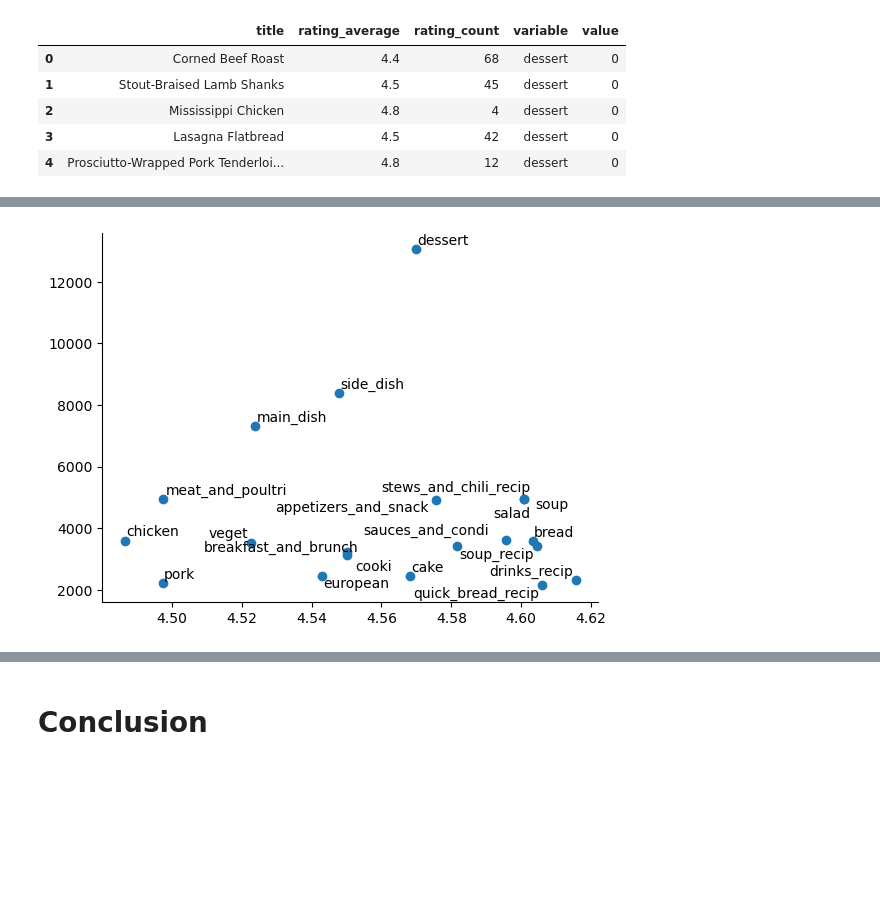
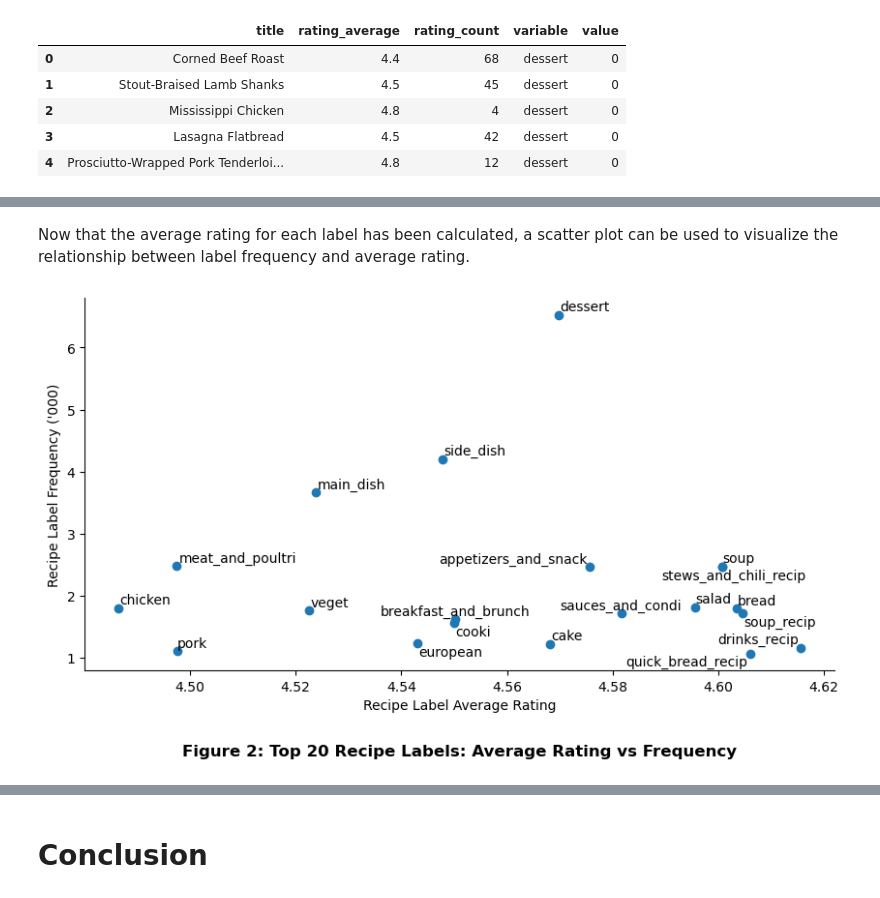
Before and after one commit to andrewyewcy/recipe_classifier, a Jupyter notebook: dev/2023-09-15-text-analysis-with-count-vectorizer.ipynb, the cells around one changed output, grey strips where cells are left out. Cells and saved outputs as stored; diff of their text form; code cells hidden in the pictures; blank space fills up the shorter version.

```diff
--- a/dev/2023-09-15-text-analysis-with-count-vectorizer.ipynb
+++ b/dev/2023-09-15-text-analysis-with-count-vectorizer.ipynb
@@ -746,2 +914,14 @@ plot_df.head()
 # %%
-plot_df["average_rating"] = df_1.loc[df_1["value"] == 1].groupby(by = "variable").apply(lambda x : np.average(x.rating_average, weights = x.rating_count))
+# Calculate harmonic mean, using the number of ratings for each recipe as weights
+# For each label, filter for only recipes which contain the label
+plot_df["label_rating_average"] = df_1.loc[df_1["value"] != 0].\
+    groupby(by = "variable").\
+    apply(lambda x : np.average(x.rating_average, weights = x.rating_count))
+
+# Sort and examine the resulting DataFrame for plotting
+plot_df = plot_df.sort_values(
+    by = ["label_frequency"],
+    ascending = [False]
+)
+
+display(plot_df.head())
@@ -748,5 +935,0 @@ plot_df["average_rating"] = df_1.loc[df_1["value"] == 1].groupby(by = "variable"
-# %%
-plot_df = plot_df.sort_values(
-    by = ["count"],
-    ascending = [False]
-)
@@ -774,17 +936,44 @@ plot_df
+# %% [markdown]
+Now that the average rating for each label has been calculated, a scatter plot can be used to visualize the relationship between label frequency and average rating.
 # %%
-x = plot_df["average_rating"]
-y = plot_df["count"]
+# Initiate figure object
+fig, ax = plt.subplots(
+    nrows = 1,
+    ncols = 1,
+    figsize = (10,5)
+)
 
+# For code simplicity, define x and y for plotting along with the recipe labels for each point
+x = plot_df["label_rating_average"]
+y = plot_df["label_frequency"]/1_000
+labels = plot_df.index
+
+# Generate scatterplot
 plt.scatter(x,y)
 
-labels = plot_df.index
-
+# Generate annotations to place around each point
 annotations = [plt.annotate(label, (x[i], y[i])) for i, label in enumerate(labels)]
 
+# Apply adjust text function to optimize text annotation around points
 adjust_text(annotations)
 
+# Settings to keep axis tidy
+plt.xlabel("Recipe Label Average Rating")
+plt.ylabel("Recipe Label Frequency ('000)")
 sns.despine()
 
+# Add title
+title = "Figure 2: Top 20 Recipe Labels: Average Rating vs Frequency"
+plt.title(f"{title}", y = -0.25, size = 12, fontweight = "bold")
+
+# Save the figure in assets folder
+image_file_name = f"../assets/images/{time.strftime('%Y%m%d-%H%M')}_{title}.png"
+fig.savefig(
+    fname = image_file_name,
+    dpi = 300,
+    format = "png",
+    bbox_inches = "tight")
+
 plt.show()
 # %% [output]
-[figure, old version]
+[figure, new version]
```
Also changed, not shown: parts of 89 cells of this notebook, 1 other file.
